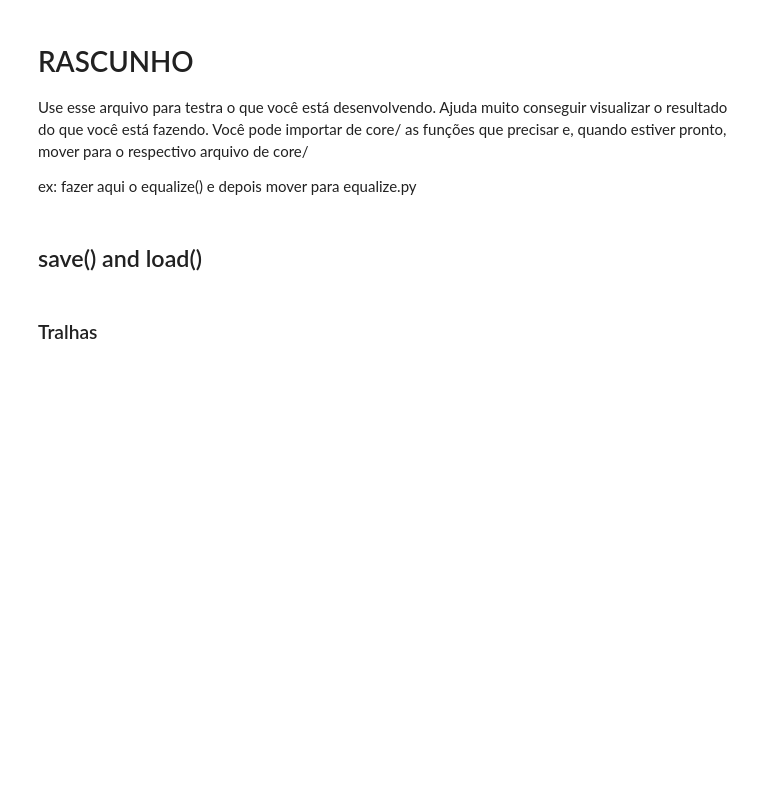
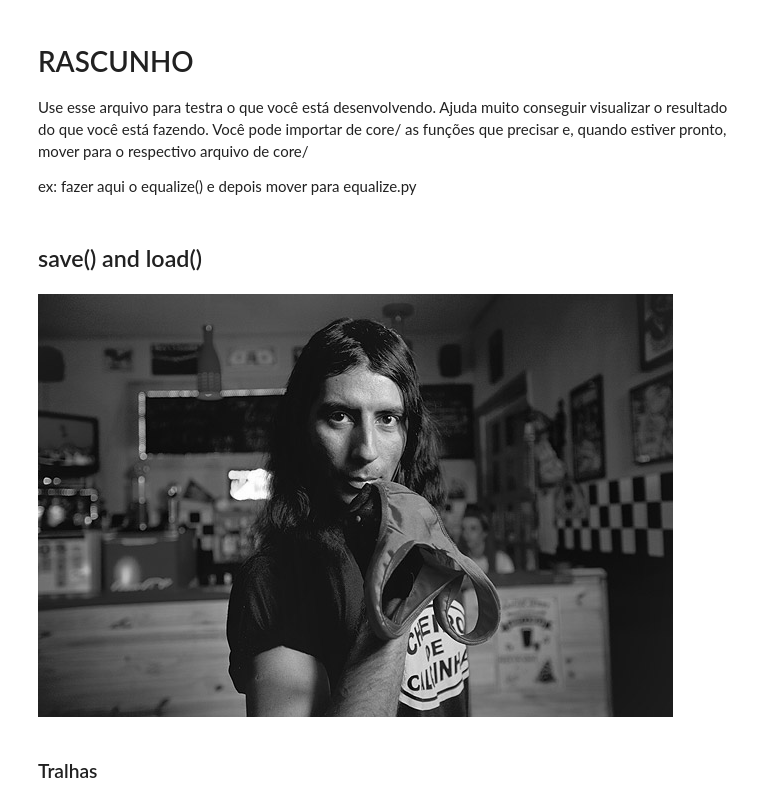
Before and after one commit to gabryelsouzz/projeto_pdi, a Jupyter notebook: notebooks/scratch.ipynb, the cells around one changed output. Drawn from its saved outputs; the diff is of its cells as text; code cells hidden in the pictures; blank space fills up the shorter version.

```diff
--- a/notebooks/scratch.ipynb
+++ b/notebooks/scratch.ipynb
@@ -20,9 +20,12 @@ from PIL.Image import Image as IMG
 # %%
 def load(path: str) -> IMG:
     return Image.open(path).convert('L') # isso converte para uma escala de cinza de 8 bits
 
 
-img: IMG = load('lobao.jpg')
+img: IMG = load('reference.jpg')
+img
+# %% [output]
+[figure, added]
 # %%
 def save(img: IMG, path: str) -> None:
     img.save(path)
```
Also changed, not shown: parts of 6 cells of this notebook, 10 other files.
